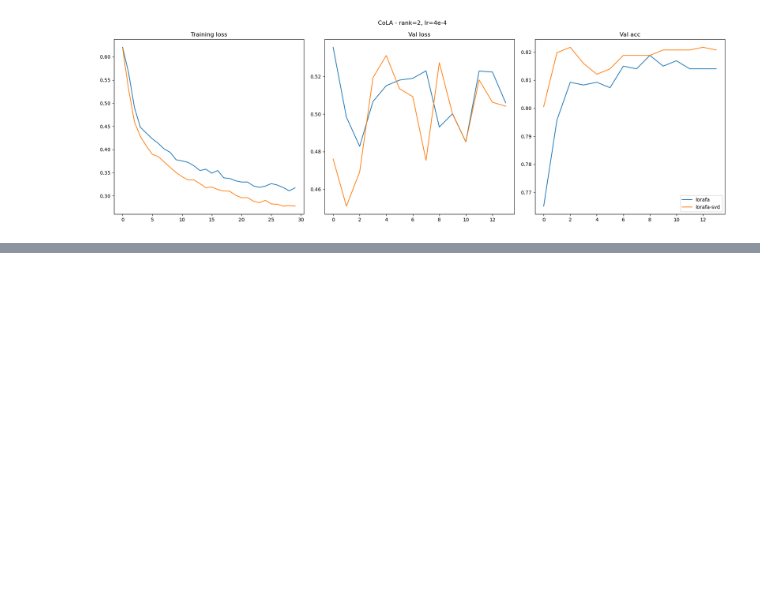
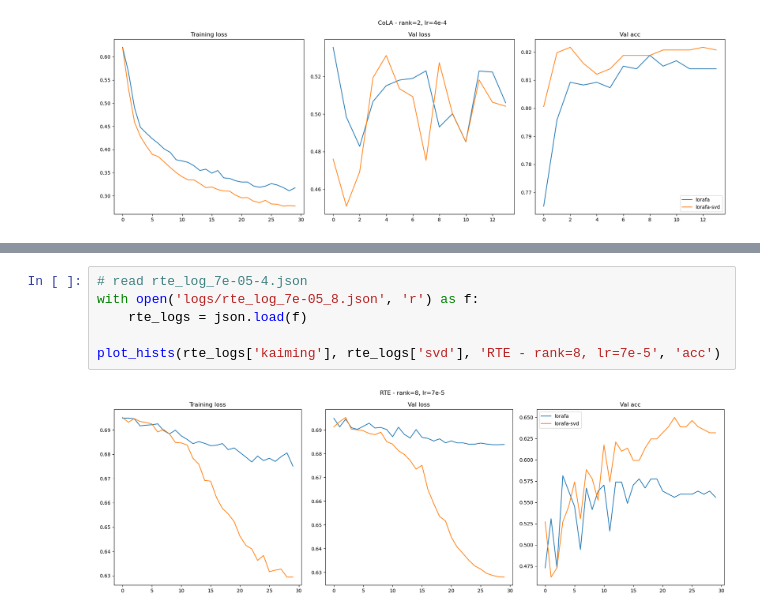
Before and after one commit to shredder67/svd-lorafa, a Jupyter notebook: plots_for_preso.ipynb, the cells around one changed output, grey strips where cells are left out. Cells and saved outputs as stored; diff of their text form; blank space fills up the shorter version.

```diff
--- a/plots_for_preso.ipynb
+++ b/plots_for_preso.ipynb
@@ -139,0 +150,8 @@ plot_hists(cola_logs['kaiming'], cola_logs['svd'], 'CoLA - rank=2, lr=4e-4', 'ac
+# %%
+# read rte_log_7e-05-4.json
+with open('logs/rte_log_7e-05_8.json', 'r') as f:
+    rte_logs = json.load(f)
+
+plot_hists(rte_logs['kaiming'], rte_logs['svd'], 'RTE - rank=8, lr=7e-5', 'acc')
+# %% [output]
+[figure, added]
```
Also changed, not shown: parts of 4 cells of this notebook, 5 other files.
